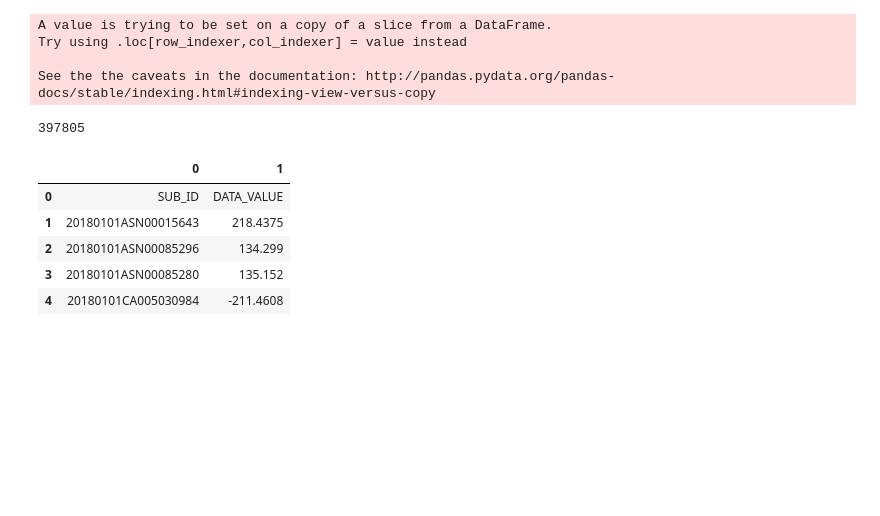
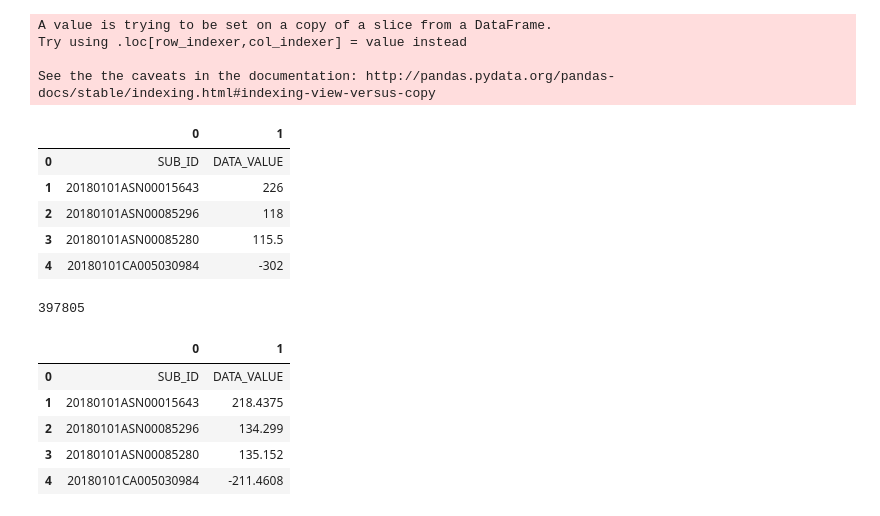
Before and after one commit to neha01mittal/dma-weather-pred, a Jupyter notebook: Lab5_working.ipynb, the cells around one changed output. Cells and saved outputs as stored; diff of their text form; code cells hidden in the pictures; blank space fills up the shorter version.

```diff
--- a/Lab5_working.ipynb
+++ b/Lab5_working.ipynb
@@ -329,0 +375,25 @@ for station in df_clean.ID.unique():
+# %%
+# load 2017 data
+full_2017 = pd.read_csv("data/2017.csv", header=None)
+rename_columns(full_2017)
+# subset the last few days of 2017 in end2017tmin
+end2017tmin = full_2017[full_2017.date > 20171227][full_2017.element == 'TMIN']
+# %%
+# subset the samples in the test set that corespond to the first week of January
+first_week = df_clean[df_clean.date_mm_dd < '0109']
+# 'i' is a bogus counter to keep track of execution
+i = 0
+# for every station
+for station in first_week.ID.unique():
+    # calculate the average min temperature on that station over the last 3 days of december
+    endTemp = end2017tmin[end2017tmin.ID == station][end2017tmin.date > 20171228].data_value.mean()
+    # if that mean temerture is not missing, predict it for the corrsponding samples if first_week
+    if not np.isnan(endTemp):
+        # for every sample in the test set for the corresponding station ...
+        for index, row in df_clean[df_clean.ID == station][df_clean.date_mm_dd < '0109'].iterrows():
+            # ... predict the average
+            df_clean.loc[index, 'prediction'] = endTemp
+    # print progression every 400 samples
+    if i % 400 == 0:
+        print i
+    i = i + 1
@@ -330,19 +418,32 @@ for station in df_clean.ID.unique():
 # %%
 # Combine 2018 test data with average
 df_pred2 = pd.merge(df_2018_test, df_clean, how='left', on=['ID', 'date_mm_dd'])
+df_pred_formatted2 = df_pred2[['ID', 'DATE', 'prediction']]
 
-df_pred_formatted2 = df_pred2[['ID', 'DATE', 'station_winter_average']]
-df_pred_formatted2['station_winter_average'].fillna(0, inplace=True)
+# predict the average over the dataset for missing values
+prediction_mean = df_pred_formatted2.prediction.mean()
+df_pred_formatted2['prediction'].fillna(prediction_mean, inplace=True)
+
+# gernerate labels
 df_pred_formatted2['SUB_ID'] = df_pred_formatted2[['DATE','ID']].apply(lambda x : '{}{}'.format(x[0],x[1]), axis=1)
 
-df_final2 = df_pred_formatted2[['SUB_ID', 'station_winter_average']]
-
+#format for submission
+df_final2 = df_pred_formatted2[['SUB_ID', 'prediction']]
 df_final2 = pd.DataFrame(np.insert(df_final2.values, 0, values=['SUB_ID', 'DATA_VALUE'], axis=0))
 # %% [output]
 A value is trying to be set on a copy of a slice from a DataFrame.
 Try using .loc[row_indexer,col_indexer] = value instead
 
 See the the caveats in the documentation: http://pandas.pydata.org/pandas-docs/stable/indexing.html#indexing-view-versus-copy
+# %%
+df_final2.head()
+# %% [output]
+|  | 0 | 1 |
+| 0 | SUB_ID | DATA_VALUE |
+| 1 | 20180101ASN00015643 | 226 |
+| 2 | 20180101ASN00085296 | 118 |
+| 3 | 20180101ASN00085280 | 115.5 |
+| 4 | 20180101CA005030984 | -302 |
 # %%
 print(len(df_final2))
 df_final2.head()
```
Also changed, not shown: parts of 7 cells of this notebook.
